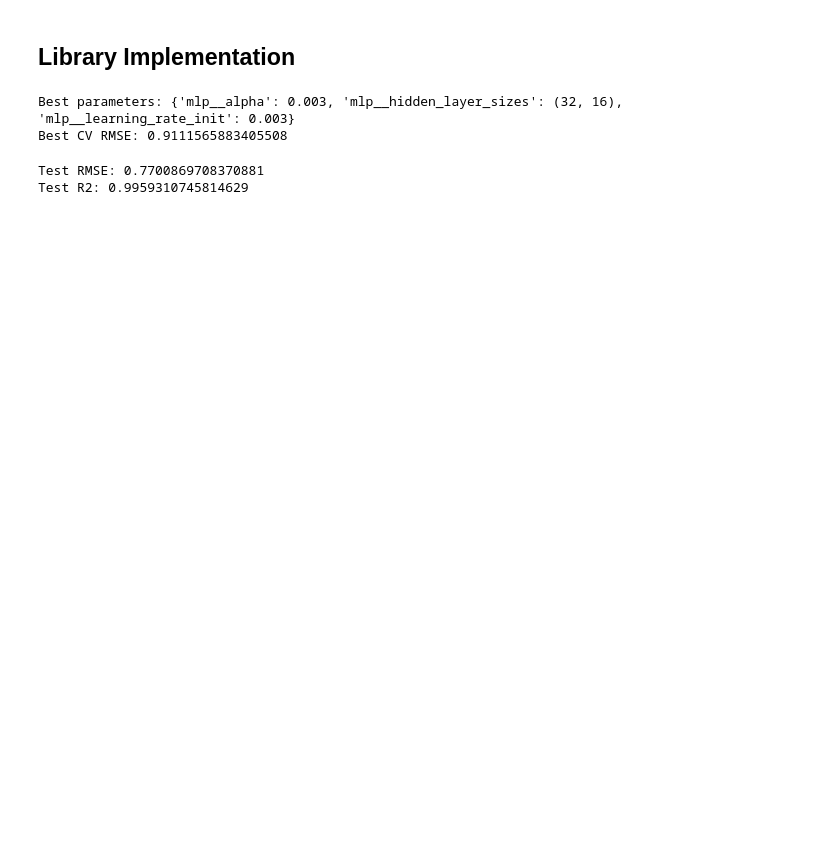
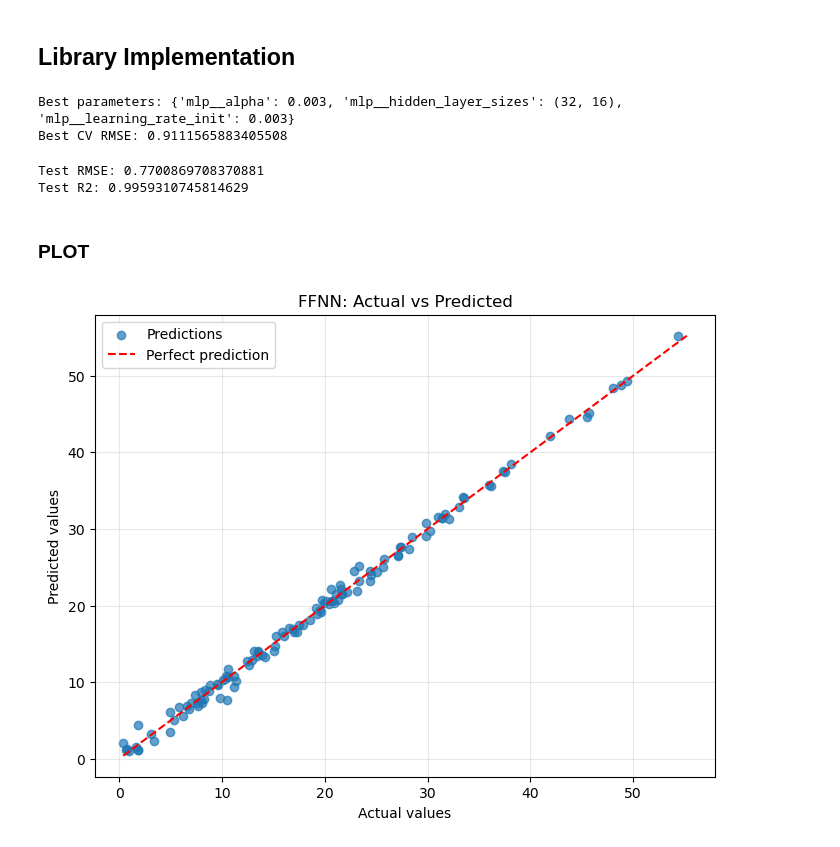
Before and after one commit to Dumitru-dev-44/Flow-prediction-Tigers, a Jupyter notebook: c1t2m2.ipynb, the cells around one changed output. Saved outputs shown, nothing was run; the diff lists cells and outputs as text; code cells hidden in the pictures; blank space fills up the shorter version.

Commit message:
add svm regressor, clean some data, add plots of actual vs predicted

```diff
--- a/c1t2m2.ipynb
+++ b/c1t2m2.ipynb
@@ -401,3 +401,29 @@ print("Test R2:", r2)
 # %% [output]
 Test RMSE: 0.7700869708370881
 Test R2: 0.9959310745814629
+# %% [markdown]
+### PLOT
+# %%
+plt.figure(figsize=(8, 6))
+
+plt.scatter(y_test, y_pred, alpha=0.7, label='Predictions')
+
+# Perfect prediction line
+min_val = min(np.min(y_test), np.min(y_pred))
+max_val = max(np.max(y_test), np.max(y_pred))
+
+plt.plot(
+    [min_val, max_val],
+    [min_val, max_val],
+    'r--',
+    label='Perfect prediction'
+)
+
+plt.xlabel('Actual values')
+plt.ylabel('Predicted values')
+plt.title('FFNN: Actual vs Predicted')
+plt.legend()
+plt.grid(alpha=0.3)
+plt.show()
+# %% [output]
+[figure, added]
```
Also changed, not shown: parts of 2 cells of this notebook, 1 other file.
